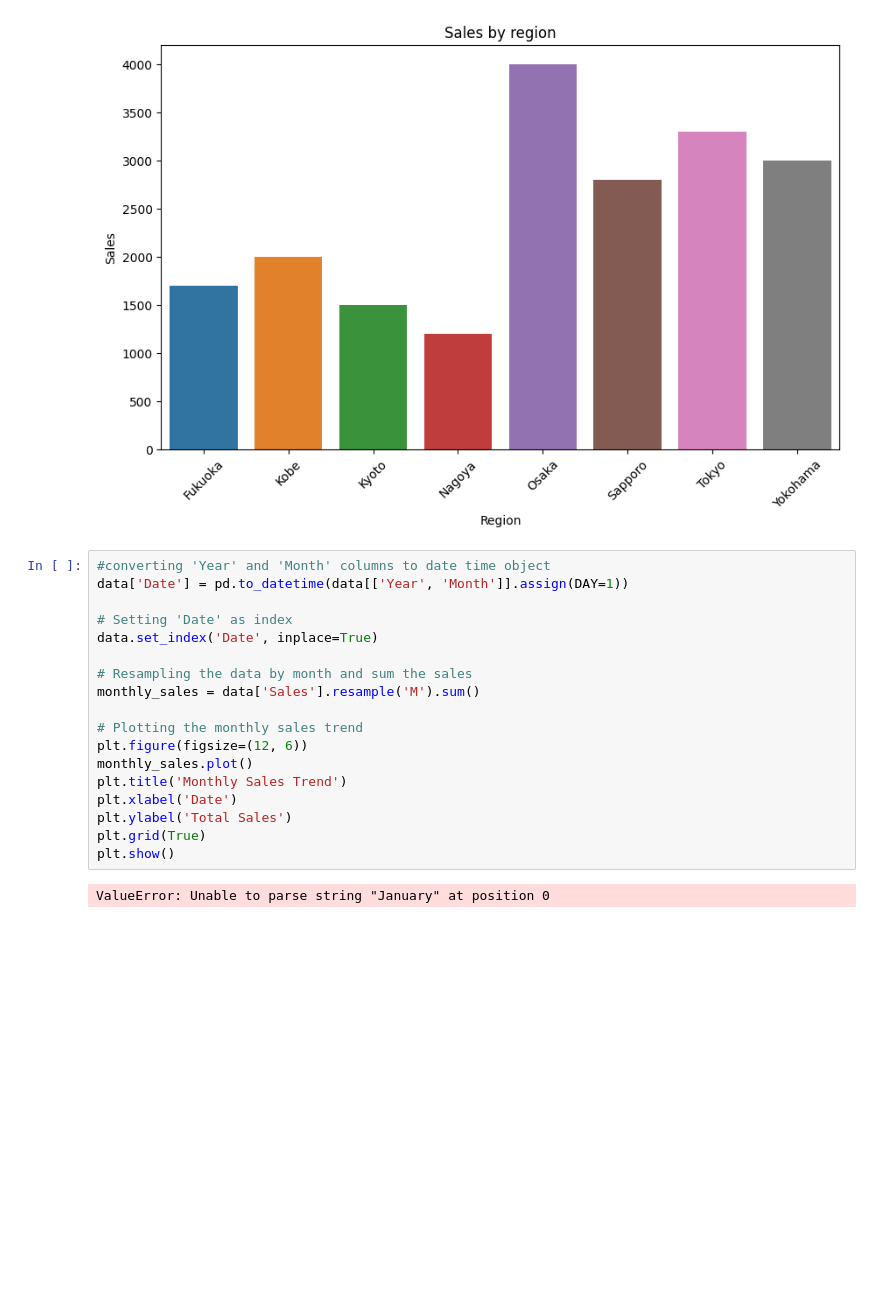
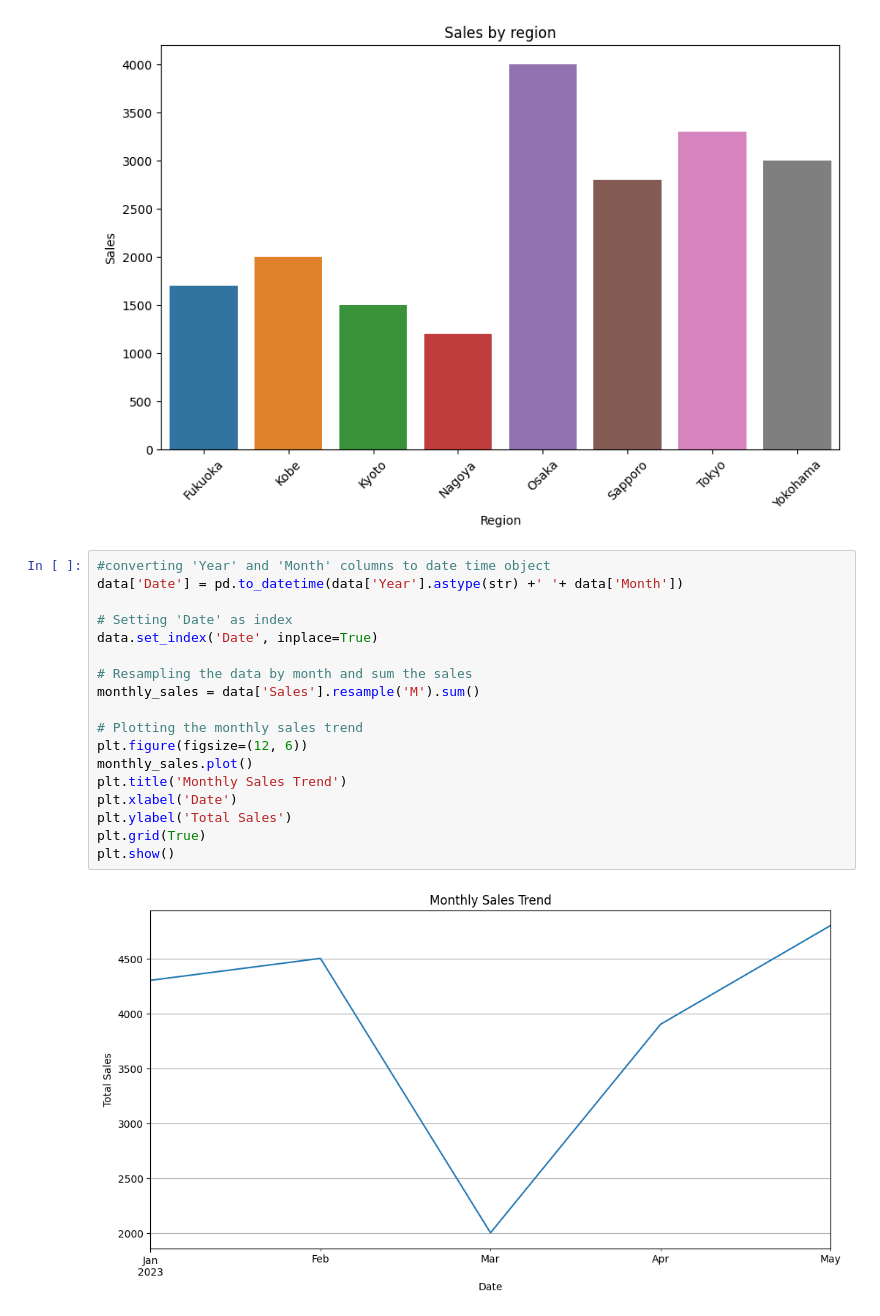
Before and after one commit to smohi/da-jp-car-sales, a Jupyter notebook: japan_auto_sales_analysis.ipynb, the cells around one changed output. Cells and saved outputs as stored; diff of their text form; blank space fills up the shorter version.

Commit message:
added monthly sales trends and sales analysis by car model in japan_auto_sales_analysis.ipynb

```diff
--- a/japan_auto_sales_analysis.ipynb
+++ b/japan_auto_sales_analysis.ipynb
@@ -126,21 +126,21 @@ plt.show()
 [figure]
 # %%
 #converting 'Year' and 'Month' columns to date time object
-data['Date'] = pd.to_datetime(data[['Year', 'Month']].assign(DAY=1))
+data['Date'] = pd.to_datetime(data['Year'].astype(str) +' '+ data['Month'])
 
 # Setting 'Date' as index
 data.set_index('Date', inplace=True)
 
 # Resampling the data by month and sum the sales
 monthly_sales = data['Sales'].resample('M').sum()
 
 # Plotting the monthly sales trend
 plt.figure(figsize=(12, 6))
 monthly_sales.plot()
 plt.title('Monthly Sales Trend')
 plt.xlabel('Date')
 plt.ylabel('Total Sales')
 plt.grid(True)
 plt.show()
 # %% [output]
-ValueError: Unable to parse string "January" at position 0
+[figure, added]
```
Also changed, not shown: parts of 2 cells of this notebook.
